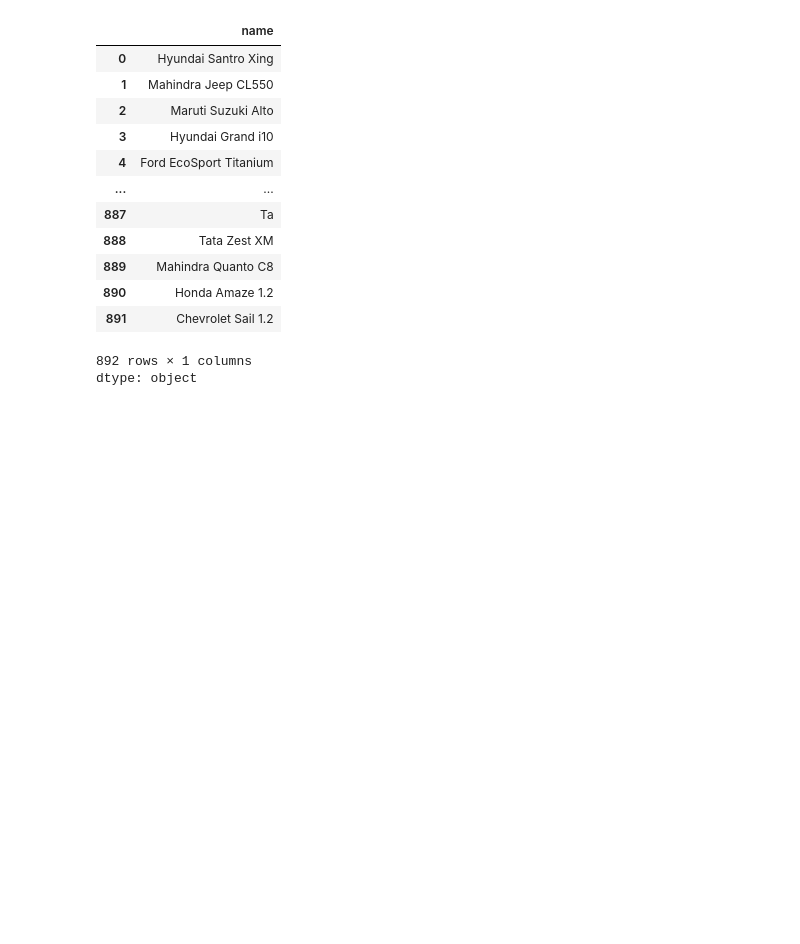
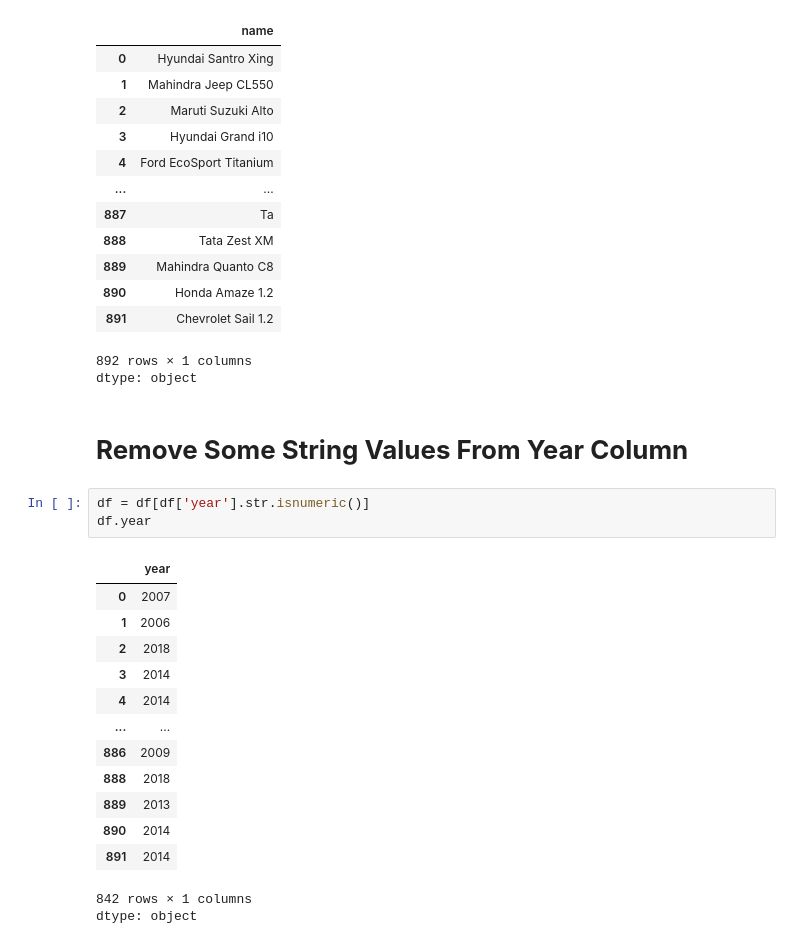
Before and after one commit to abdullahzeeshaan/Data-cleaning-Preprocessing, a Jupyter notebook: Data Cleaning & reprocessing/Data Cleaning & Preprocessing 1.ipynb, the cells around one changed output. Drawn from its saved outputs; the diff is of its cells as text; blank space fills up the shorter version.

```diff
--- a/Data Cleaning & reprocessing/Data Cleaning & Preprocessing 1.ipynb
+++ b/Data Cleaning & reprocessing/Data Cleaning & Preprocessing 1.ipynb
@@ -202,3 +202,23 @@ df.name
 | 891 | Chevrolet Sail 1.2 |
 892 rows × 1 columns
 dtype: object
+# %% [markdown]
+# **Remove Some String Values From Year Column**
+# %%
+df = df[df['year'].str.isnumeric()]
+df.year
+# %% [output]
+|  | year |
+| 0 | 2007 |
+| 1 | 2006 |
+| 2 | 2018 |
+| 3 | 2014 |
+| 4 | 2014 |
+| ... | ... |
+| 886 | 2009 |
+| 888 | 2018 |
+| 889 | 2013 |
+| 890 | 2014 |
+| 891 | 2014 |
+842 rows × 1 columns
+dtype: object
```
Also changed, not shown: parts of 23 cells of this notebook.
